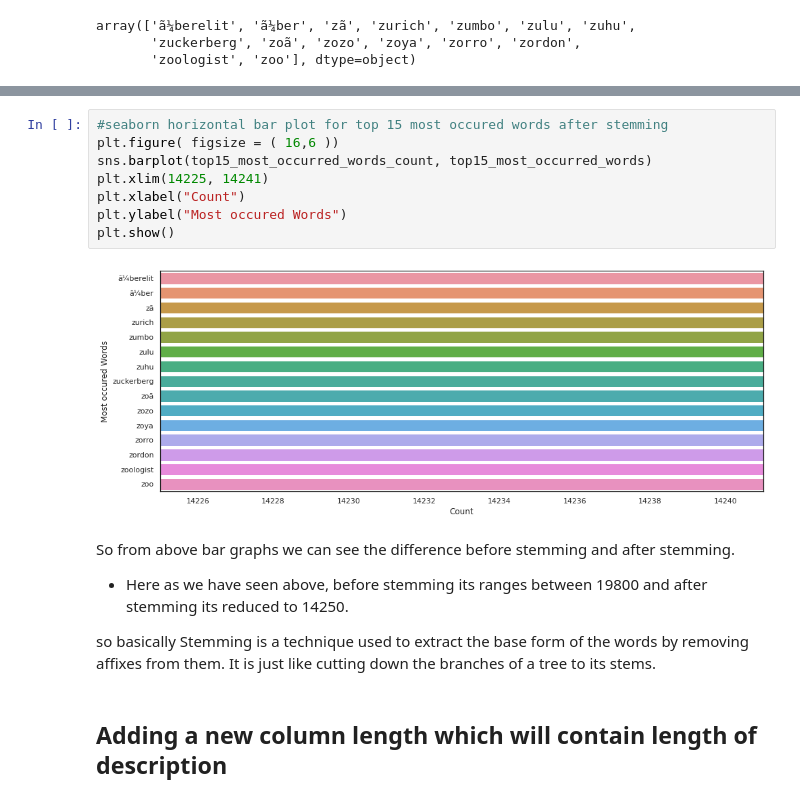
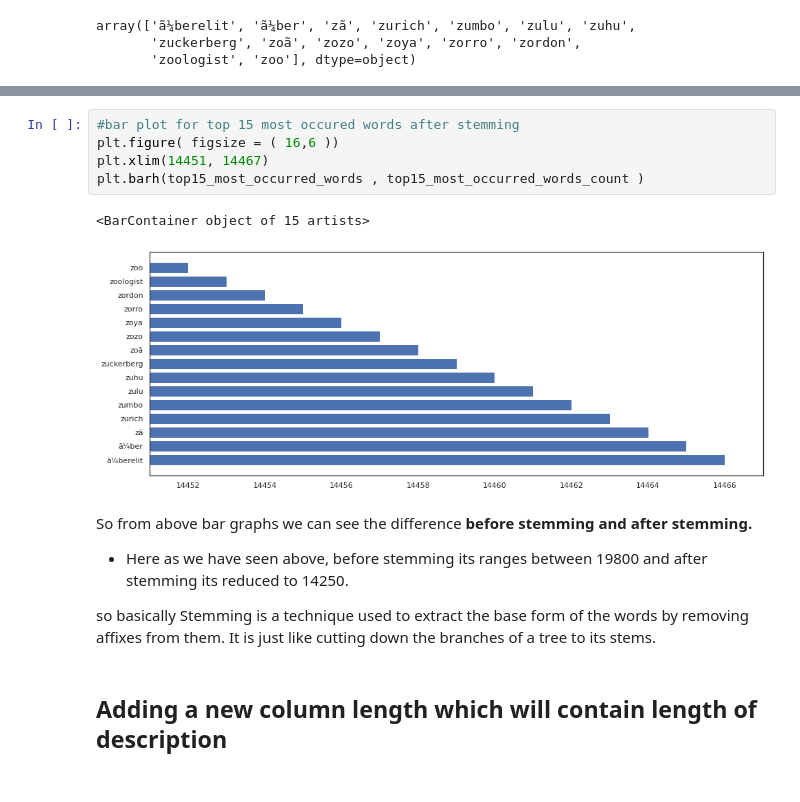
Before and after one commit to kanika214/kanika214-NETFLIX-MOVIES-AND-TV-SHOWS-CLUSTERING, a Jupyter notebook: NETFLIX_MOVIES_AND_TV_SHOWS_CLUSTERING_kanika_raj.ipynb, the cells around one changed output, grey strips where cells are left out. Cells and saved outputs as stored; diff of their text form.

```diff
--- a/NETFLIX_MOVIES_AND_TV_SHOWS_CLUSTERING_kanika_raj.ipynb
+++ b/NETFLIX_MOVIES_AND_TV_SHOWS_CLUSTERING_kanika_raj.ipynb
@@ -1566,15 +1556,13 @@ array([14454, 14453, 14452, 14451, 14450, 14449, 14448, 14447, 14446,
 # %%
-#seaborn horizontal bar plot for top 15 most occured words after stemming
+#bar plot for top 15 most occured words after stemming
 plt.figure( figsize = ( 16,6 ))
-sns.barplot(top15_most_occurred_words_count, top15_most_occurred_words)
-plt.xlim(14225, 14241)
-plt.xlabel("Count")
-plt.ylabel("Most occured Words")
-plt.show()
+plt.xlim(14451, 14467)
+plt.barh(top15_most_occurred_words , top15_most_occurred_words_count )
 # %% [output]
+<BarContainer object of 15 artists>
-[figure, old version]
+[figure, new version]
 # %% [markdown]
-So from above bar graphs we can see the difference before stemming and after stemming.
+So from above bar graphs we can see the difference **before stemming and after stemming.**
 * Here as we have seen above, before stemming its ranges between 19800 and after stemming its reduced to 14250.
 
 so basically Stemming is a technique used to extract the base form of the words by removing affixes from them. It is just like cutting down the branches of a tree to its stems.
```
Also changed, not shown: parts of 34 cells of this notebook.
